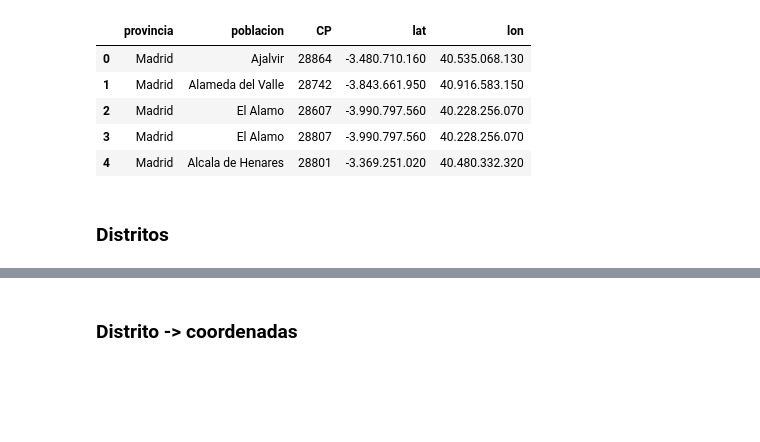
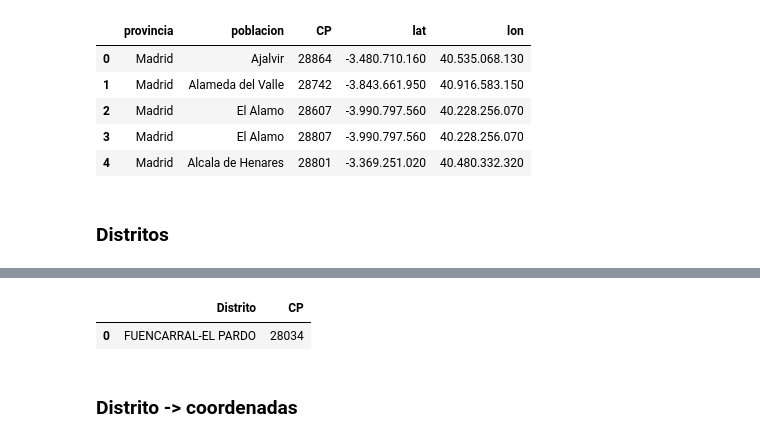
Before and after one commit to julistary/Madplanner-, a Jupyter notebook: maps.ipynb, the cells around one changed output, grey strips where cells are left out. Cells and saved outputs as stored; diff of their text form; code cells hidden in the pictures; blank space fills up the shorter version.

```diff
--- a/maps.ipynb
+++ b/maps.ipynb
@@ -52,3 +117,8 @@ df_distritos.head()
+# %%
+df_distritos[df_distritos["Distrito"]=='FUENCARRAL-EL PARDO ']
+# %% [output]
+|  | Distrito | CP |
+| 0 | FUENCARRAL-EL PARDO | 28034 |
 # %%
 lista_distritos = ['fuencarral','el pardo', 'hortaleza', 'ciudad lineal', 'san blas','canillejas', 'barajas', 'moratalaz', 'puente de vallecas', 'vicalvaro', 'villa de vallecas', 'villaverde', 'usera', 'carabanchel', 'latina', 'moncloa','aravaca', 'centro', 'tetuan', 'chamartin', 'chamberi', 'retiro', 'arganzuela', 'salamanca']
 # %% [markdown]
```
Also changed, not shown: parts of 22 cells of this notebook, 13 other files.
